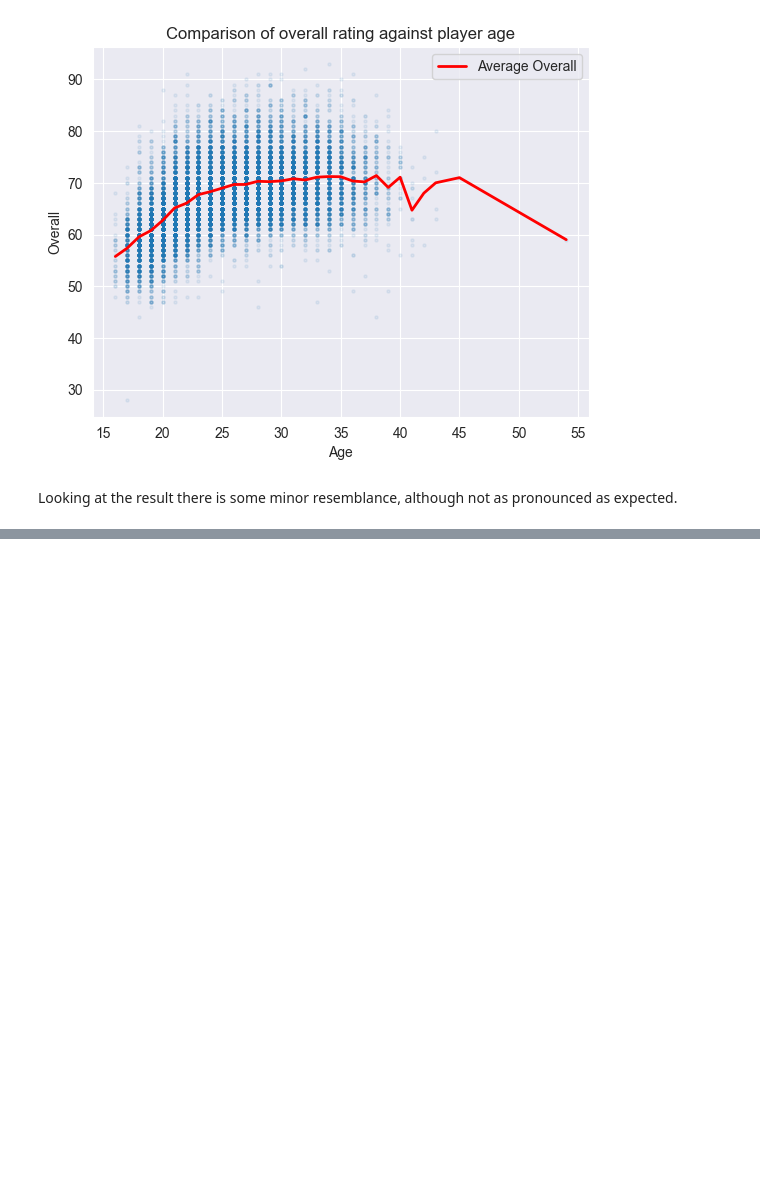
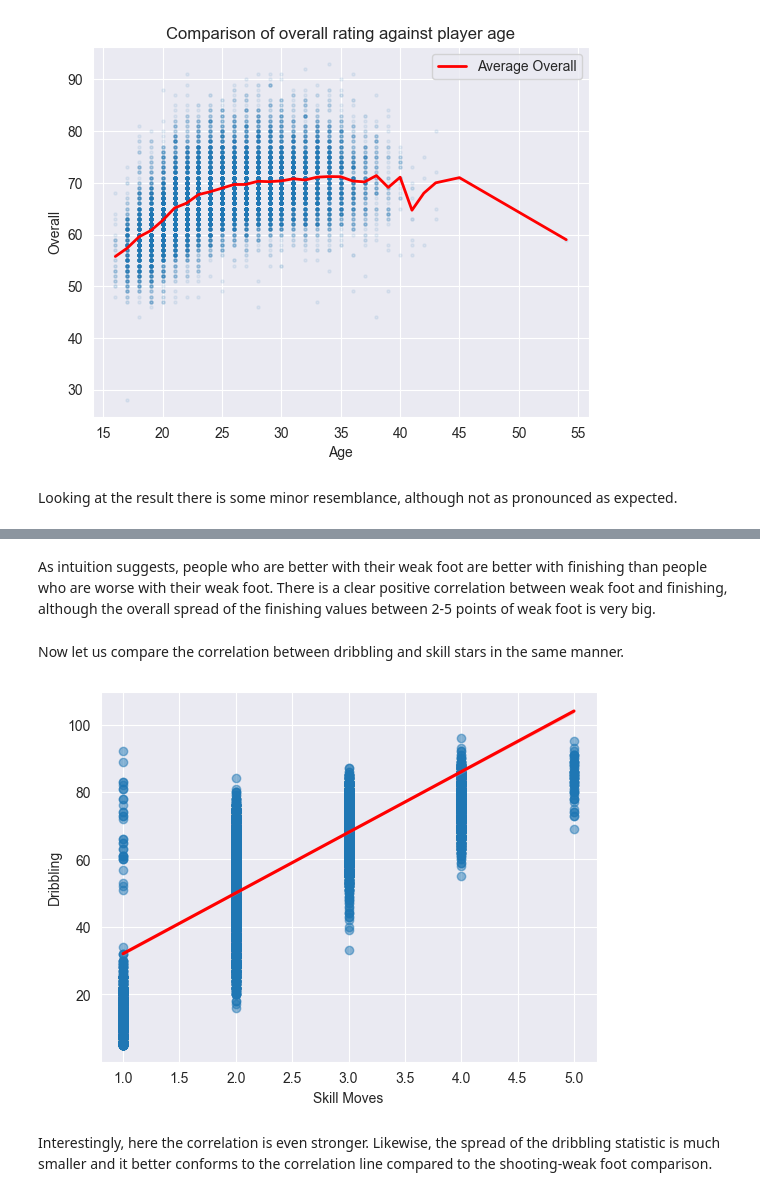
Before and after one commit to zurfil/DataSciencePortfolio, a Jupyter notebook: FIFA/main.ipynb, the cells around one changed output, grey strips where cells are left out. Cells and saved outputs as stored; diff of their text form; code cells hidden in the pictures; blank space fills up the shorter version.

```diff
--- a/FIFA/main.ipynb
+++ b/FIFA/main.ipynb
@@ -151,0 +158,14 @@ Looking at the result there is some minor resemblance, although not as pronounce
+# %% [markdown]
+As intuition suggests, people who are better with their weak foot are better with finishing than people who are worse with their weak foot.
+There is a clear positive correlation between weak foot and finishing, although the overall spread of the finishing values between 2-5
+points of weak foot is very big.
+# %% [markdown]
+Now let us compare the correlation between dribbling and skill stars in the same manner.
+# %%
+sns.regplot(x="Skill Moves", y="Dribbling", data=data, scatter_kws={'alpha':0.5}, line_kws={'color': 'red'})
+plt.show();
+# %% [output]
+[figure, added]
+# %% [markdown]
+Interestingly, here the correlation is even stronger. Likewise, the spread of the dribbling statistic is much smaller and it better conforms
+to the correlation line compared to the shooting-weak foot comparison.
```
Also changed, not shown: parts of 2 cells of this notebook.
